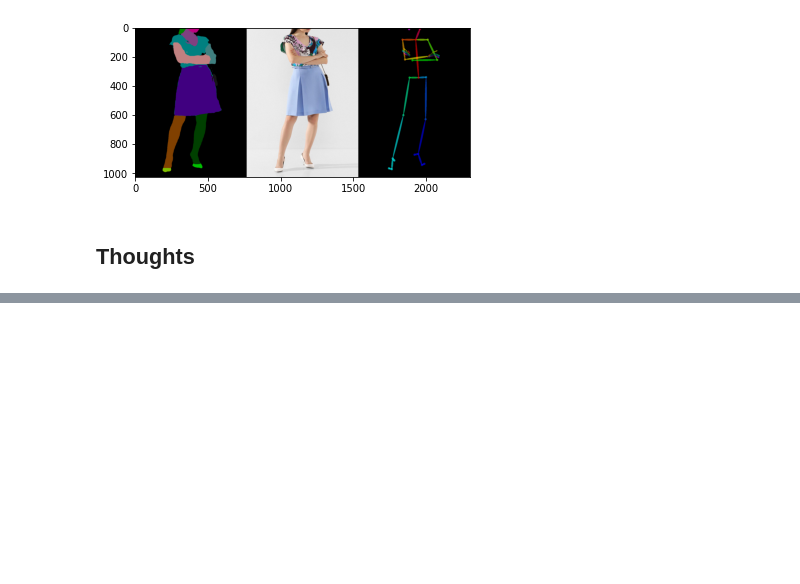
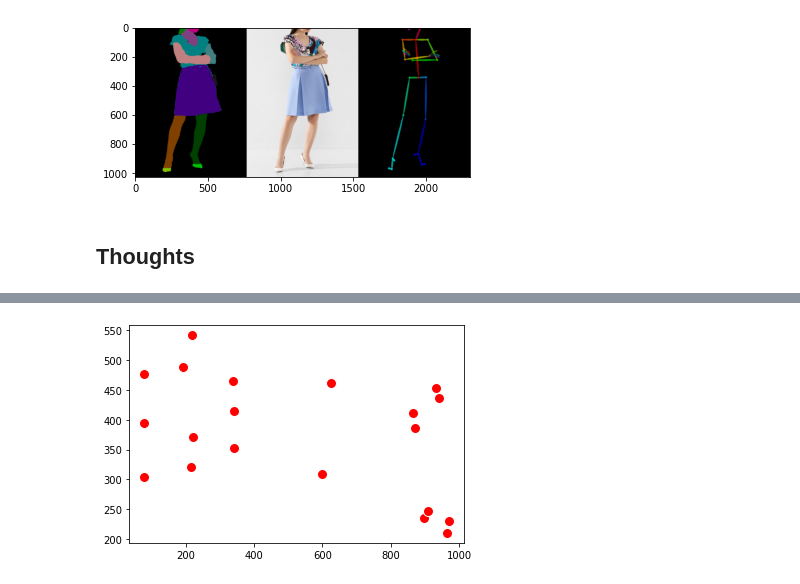
Before and after one commit to Viroslav/CV_final_task, a Jupyter notebook: Final_task.ipynb, the cells around one changed output, grey strips where cells are left out. Cells and saved outputs as stored; diff of their text form; code cells hidden in the pictures; blank space fills up the shorter version.

```diff
--- a/Final_task.ipynb
+++ b/Final_task.ipynb
@@ -147,0 +149,9 @@ Wall time: 16.3 s
+# %%
+%%time
+pose_json = {}
+for key_p in os.listdir(path + '/dataset/pose_json/'):
+    if key_p[-5:].lower() == '.json':
+        # print(f' Loading: {key_p}')
+        with open(f'{path}/dataset/pose_json/{key_p}', 'r') as f:
+            pose_json[key_p]  = json.load(f)
+print(f'All {len(pose_json)} of pose_json completed')
@@ -157,0 +173,11 @@ Dress size must be ankle length.
+# %%
+pose_keypoints_2d = pose_json['168762_00_keypoints.json']['people'][0]['pose_keypoints_2d']
+
+# To convert the list of keypoints into a more usable form, we can loop through the list in steps of 3
+num_keypoints = int(len(pose_keypoints_2d) / 3)
+keypoints = []
+for i in range(num_keypoints):
+    x = pose_keypoints_2d[i * 3]
+    y = pose_keypoints_2d[i * 3 + 1]
+    confidence = pose_keypoints_2d[i * 3 + 2]
+    keypoints.append((x, y, confidence))
@@ -157,0 +204,15 @@ Dress size must be ankle length.
+# %%
+keypoints = pose_keypoints_2d
+# reshape the data into (x, y) pairs
+keypoints = [keypoints[i:i+3] for i in range(0, len(keypoints), 3)]
+x = [point[0] for point in keypoints if point[2] > 0.4]
+y = [point[1] for point in keypoints if point[2] > 0.4]
+
+# plot the keypoints on a black background
+fig, ax = plt.subplots()
+fig.set_facecolor("white")
+ax.scatter(y, x, c="red", s=100, edgecolors="white")
+plt.axis("on")
+plt.show()
+# %% [output]
+[figure, added]
```
Also changed, not shown: parts of 51 cells of this notebook.
